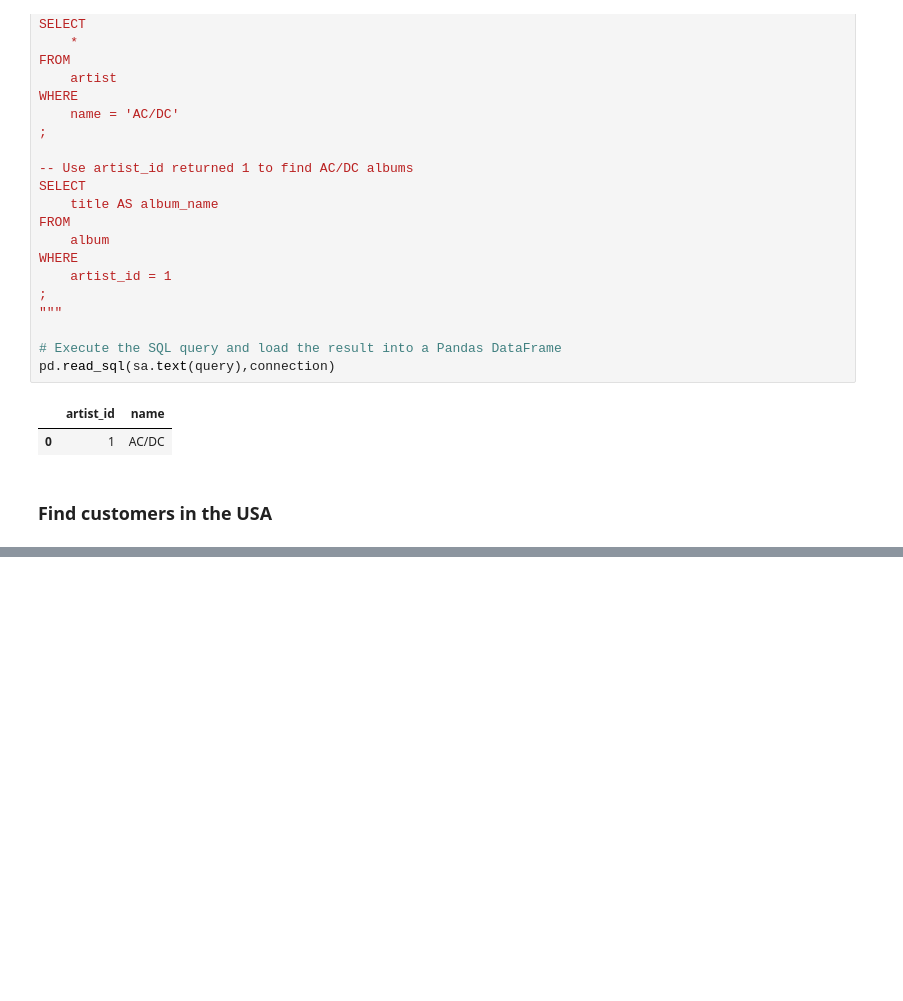
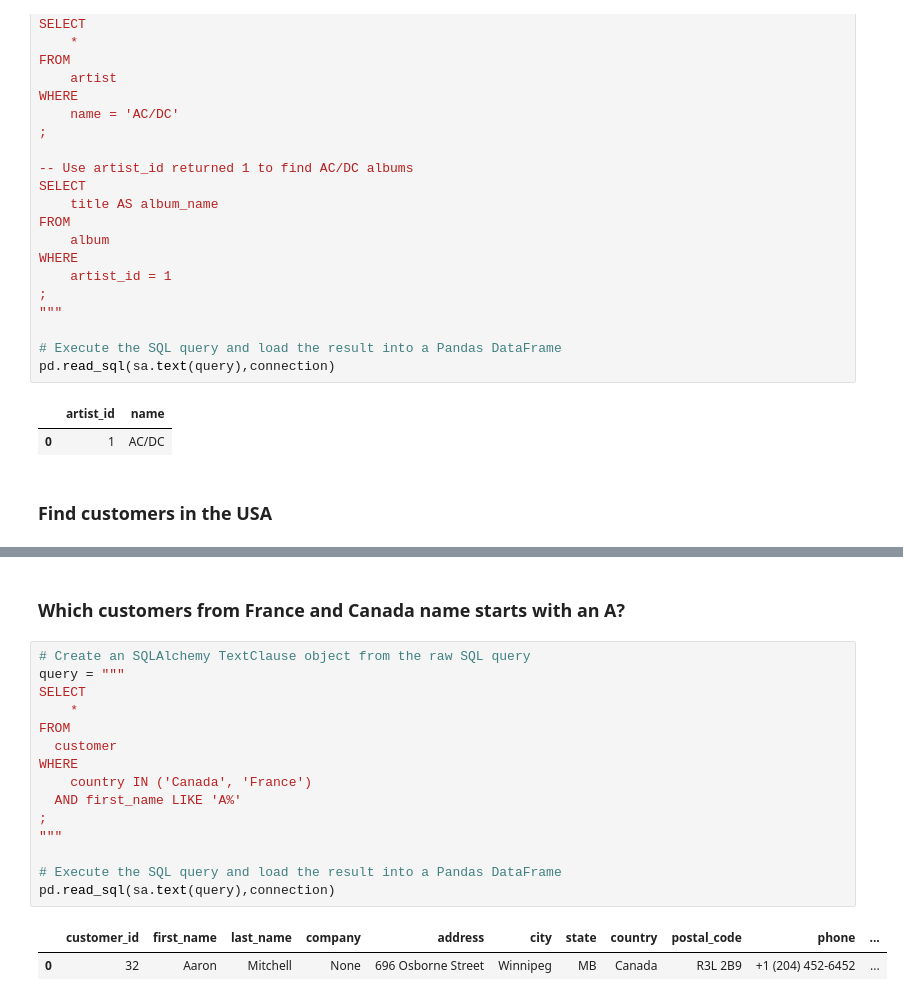
Before and after one commit to krauseannelize/nb-sql-ms-exercises, a Jupyter notebook: 01_introduction_to_sql.ipynb, the cells around one changed output, grey strips where cells are left out. Saved outputs shown, nothing was run; the diff lists cells and outputs as text; blank space fills up the shorter version.

```diff
--- a/01_introduction_to_sql.ipynb
+++ b/01_introduction_to_sql.ipynb
@@ -315,0 +427,20 @@ pd.read_sql(sa.text(query),connection)
+# %% [markdown]
+### Which customers from France and Canada name starts with an A?
+# %%
+# Create an SQLAlchemy TextClause object from the raw SQL query
+query = """
+SELECT
+	*
+FROM
+  customer
+WHERE
+	country IN ('Canada', 'France')
+  AND first_name LIKE 'A%'
+;
+"""
+
+# Execute the SQL query and load the result into a Pandas DataFrame
+pd.read_sql(sa.text(query),connection)
+# %% [output]
+|  | customer_id | first_name | last_name | company | address | city | state | country | postal_code | phone | ... |
+| 0 | 32 | Aaron | Mitchell | None | 696 Osborne Street | Winnipeg | MB | Canada | R3L 2B9 | +1 (204) 452-6452 | ... |
```
Also changed, not shown: parts of 13 cells of this notebook.
